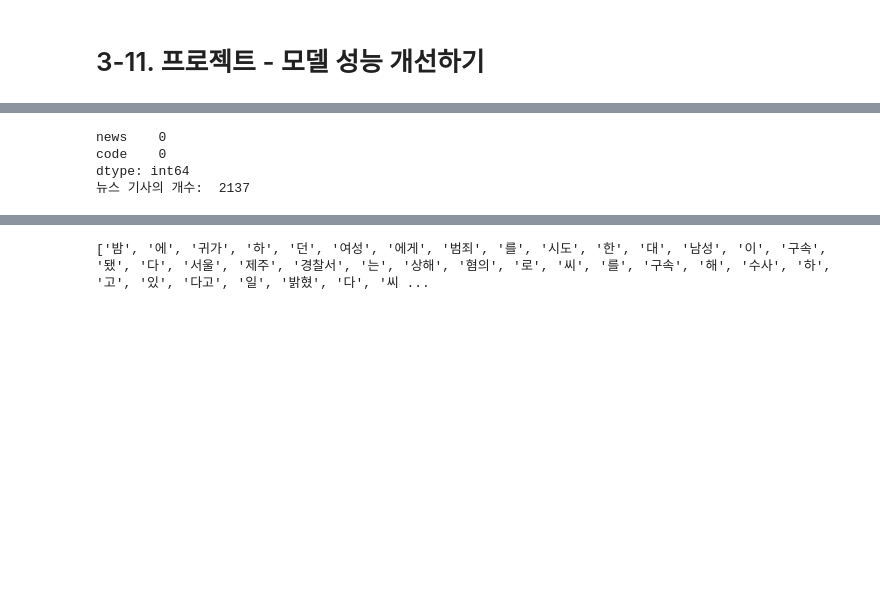
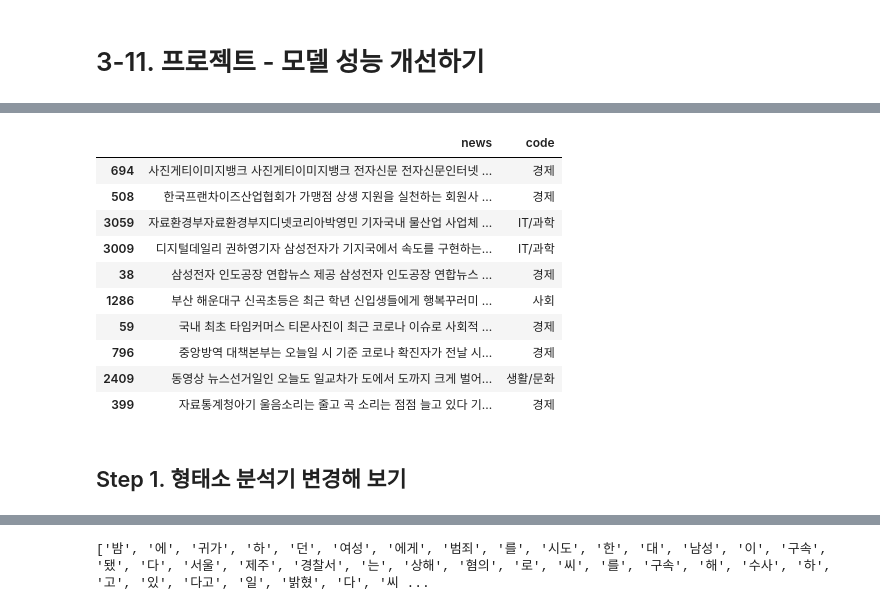
Before and after one commit to byhankim/aiffel, a Jupyter notebook: e/E03_crawler.ipynb, the cells around one changed output, grey strips where cells are left out. Drawn from its saved outputs; the diff is of its cells as text; code cells hidden in the pictures; blank space fills up the shorter version.

```diff
--- a/e/E03_crawler.ipynb
+++ b/e/E03_crawler.ipynb
@@ -341,0 +387,14 @@ print(metrics.classification_report(y_test, y_pred))
+# %%
+df.sample(10)
+# %% [output]
+|  | news | code |
+| 694 | 사진게티이미지뱅크 사진게티이미지뱅크 전자신문 전자신문인터넷 ... | 경제 |
+| 508 | 한국프랜차이즈산업협회가 가맹점 상생 지원을 실천하는 회원사 ... | 경제 |
+| 3059 | 자료환경부자료환경부지디넷코리아박영민 기자국내 물산업 사업체 ... | IT/과학 |
+| 3009 | 디지털데일리 권하영기자 삼성전자가 기지국에서 속도를 구현하는... | IT/과학 |
+| 38 | 삼성전자 인도공장 연합뉴스 제공 삼성전자 인도공장 연합뉴스 ... | 경제 |
+| 1286 | 부산 해운대구 신곡초등은 최근 학년 신입생들에게 행복꾸러미 ... | 사회 |
+| 59 | 국내 최초 타임커머스 티몬사진이 최근 코로나 이슈로 사회적 ... | 경제 |
+| 796 | 중앙방역 대책본부는 오늘일 시 기준 코로나 확진자가 전날 시... | 경제 |
+| 2409 | 동영상 뉴스선거일인 오늘도 일교차가 도에서 도까지 크게 벌어... | 생활/문화 |
+| 399 | 자료통계청아기 울음소리는 줄고 곡 소리는 점점 늘고 있다 기... | 경제 |
@@ -342,3 +404,5 @@ print(metrics.classification_report(y_test, y_pred))
+# %% [markdown]
+## Step 1. 형태소 분석기 변경해 보기
 # %%
 from sklearn.model_selection import train_test_split
 from sklearn.feature_extraction.text import CountVectorizer
@@ -350,27 +414,3 @@ def tfidf_vectorizer(data):
   data_counts = count_vect.transform(data)
   data_tfidf = tfidf_transformer.transform(data_counts)
   return data_tfidf
-# %%
-#. 저장해둔 csv파일을 다시 읽어서 dataframe으로 저장하기 위한 코드
-import os
-import pandas as pd
-csv_path = os.getenv("HOME") + "/aiffel/news_crawler/news_data2.csv"
-df = pd.read_table(csv_path, sep=',')
-df.head()
-
-# 정규 표현식을 이용해서 한글 외의 문자는 전부 제거
-df['news'] = df['news'].str.replace("[^ㄱ-ㅎㅏ-ㅣ가-힣 ]","")
-df['news']
-
-# data에 null값이 있진 않은지 확인
-print(df.isnull().sum())
-
-# 중복된 샘플들을 제거합니다.
-df.drop_duplicates(subset=['news'], inplace=True)
-
-print('뉴스 기사의 개수: ',len(df))
-# %% [output]
-news    0
-code    0
-dtype: int64
-뉴스 기사의 개수:  2137
```
Also changed, not shown: parts of 37 cells of this notebook, 22 other files.
